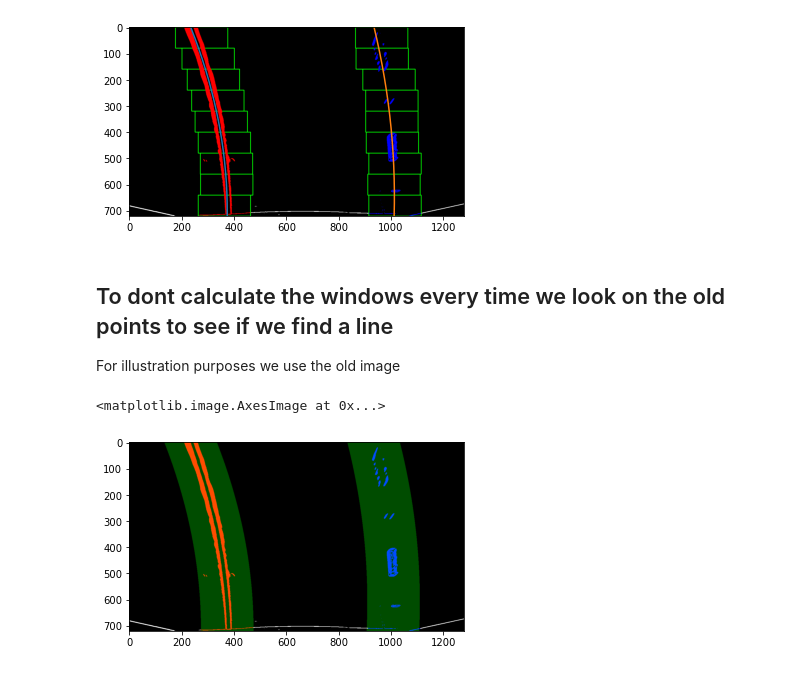
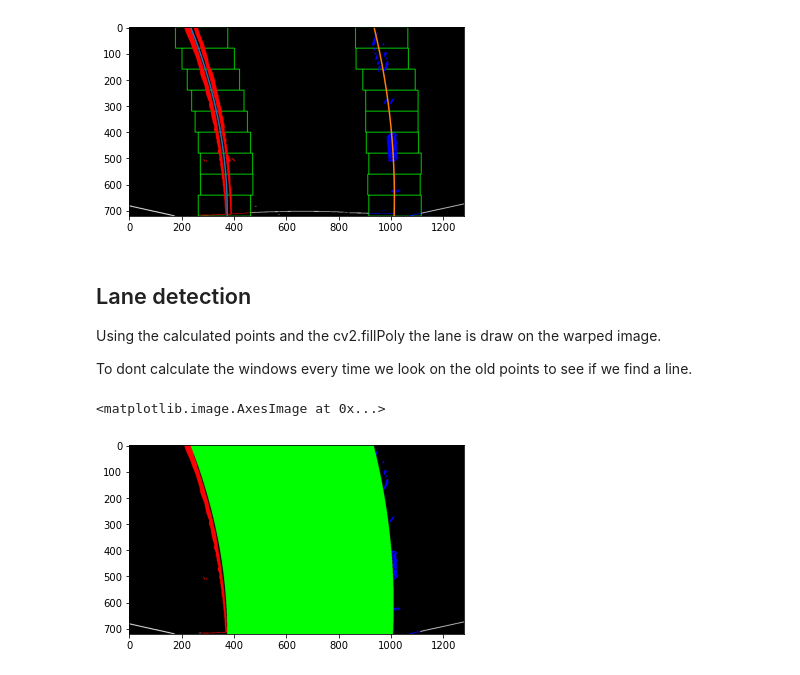
Before and after one commit to hurtadosanti/AdvancedLaneDetection, a Jupyter notebook: Pipeline.ipynb, the cells around one changed output. Drawn from its saved outputs; the diff is of its cells as text; code cells hidden in the pictures.

Commit message:
feat(image_utility):Warp image back into the road

```diff
--- a/Pipeline.ipynb
+++ b/Pipeline.ipynb
@@ -34,7 +34,7 @@ plt.subplots_adjust(left=0., right=1, top=0.9, bottom=0.)
 ## Warp the image to see it on bird view and detect the lanes
 Using the sobel algorithm to find the derivates and gradients, also use the hsv color space to avoid having issues between yellow and white lanes.
 # %%
-warped = image_utility.warp_image(undistort,140,470,100)
+warped, reverse = image_utility.warp_image(undistort,140,470,100)
 combined_binary,s_binary = thresholds.highlight_features(warped,7,(50,150),(50,200),(0.5,np.pi/2),(80,200))
 
 # Plotting
@@ -82,11 +82,13 @@ plt.imshow(lanes.out_image)
 <matplotlib.image.AxesImage at 0x...>
 [figure]
 # %% [markdown]
-## To dont calculate the windows every time we look on the old points to see if we find a line
-For illustration purposes we use the old image
+## Lane detection
+Using the calculated points and the cv2.fillPoly the lane is draw on the warped image.
+
+To dont calculate the windows every time we look on the old points to see if we find a line.
 # %%
-result = lanes.search_around_poly(combined_binary)
-plt.imshow(result)
+window_lanes, result_img, left_line_pts, right_line_pts = lanes.search_around_poly(combined_binary)
+plt.imshow(result_img)
 # %% [output]
 <matplotlib.image.AxesImage at 0x...>
-[figure, old version]
+[figure, new version]
```
Also changed, not shown: parts of 2 cells of this notebook, 2 other files.
